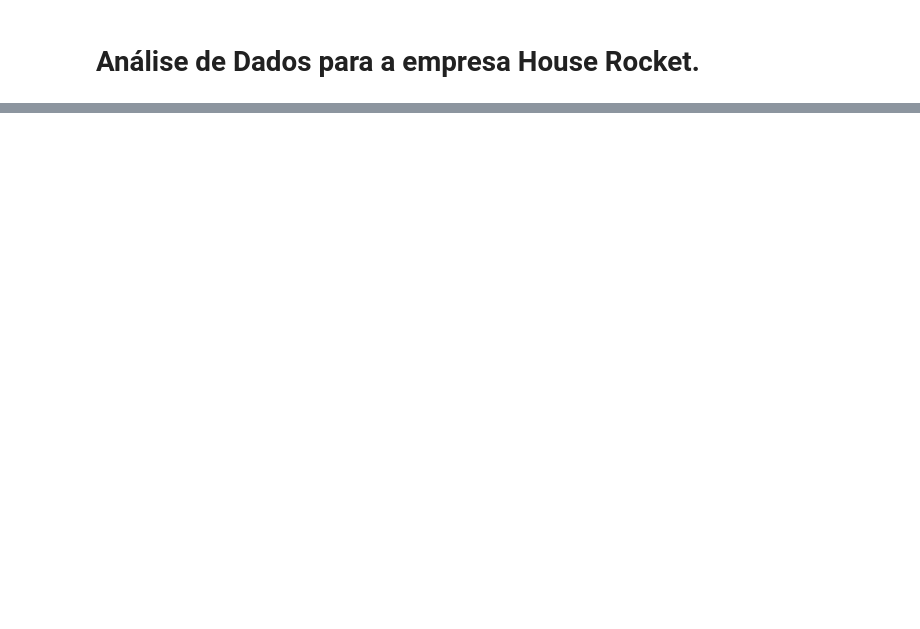
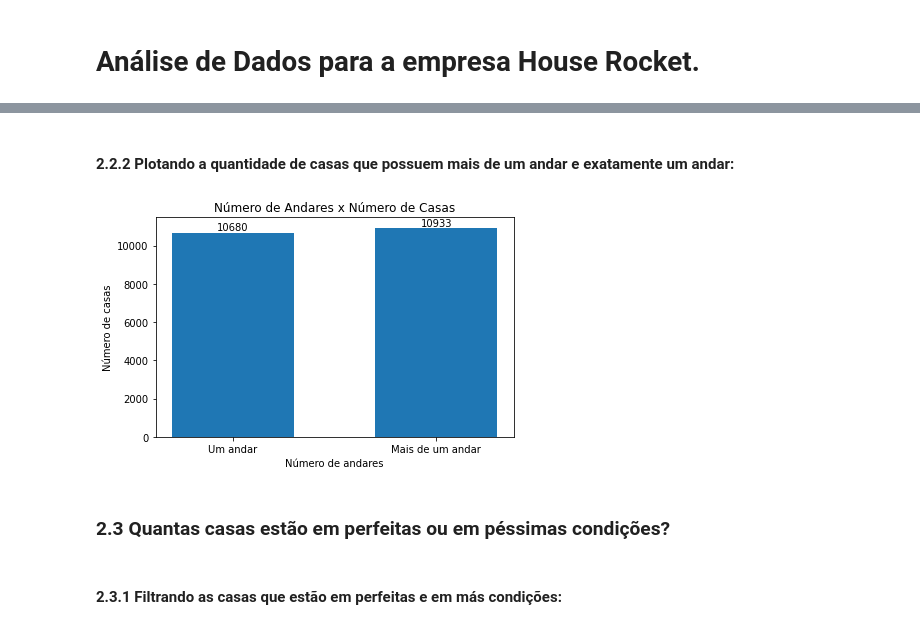
Before and after one commit to andradearthurf/python-data-analysis, a Jupyter notebook: cases/data_analisys_HouseRocket.ipynb, the cells around one changed output, grey strips where cells are left out. Saved outputs shown, nothing was run; the diff lists cells and outputs as text; code cells hidden in the pictures; blank space fills up the shorter version.

```diff
--- a/cases/data_analisys_HouseRocket.ipynb
+++ b/cases/data_analisys_HouseRocket.ipynb
@@ -56,0 +169,29 @@ plt.show()
+# %%
+house_with_moreOne_floors = dataFrame.query('floors > 1').__len__()
+house_with_one_bedrooms = dataFrame.query('floors == 1').__len__()
+# %% [markdown]
+#### 2.2.2 Plotando a quantidade de casas que possuem mais de um andar e exatamente um andar:
+# %%
+andares = ['Um andar', 'Mais de um andar']
+casas = [house_with_one_bedrooms, house_with_moreOne_floors]
+
+x = np.arange(len(andares))
+
+fig, ax = plt.subplots()
+
+rect = ax.bar(x, casas, width=0.6)
+
+ax.set_ylabel("Número de casas")
+ax.set_xlabel("Número de andares")
+ax.set_title("Número de Andares x Número de Casas")
+ax.set_xticks(x, andares)
+
+ax.bar_label(rect, padding=0.1)
+fig.tight_layout()
+plt.show()
+# %% [output]
+[figure, added]
+# %% [markdown]
+### 2.3 **Quantas casas estão em perfeitas ou em péssimas condições?**
+# %% [markdown]
+#### 2.3.1 Filtrando as casas que estão em perfeitas e em más condições:
```
Also changed, not shown: parts of 72 cells of this notebook.
